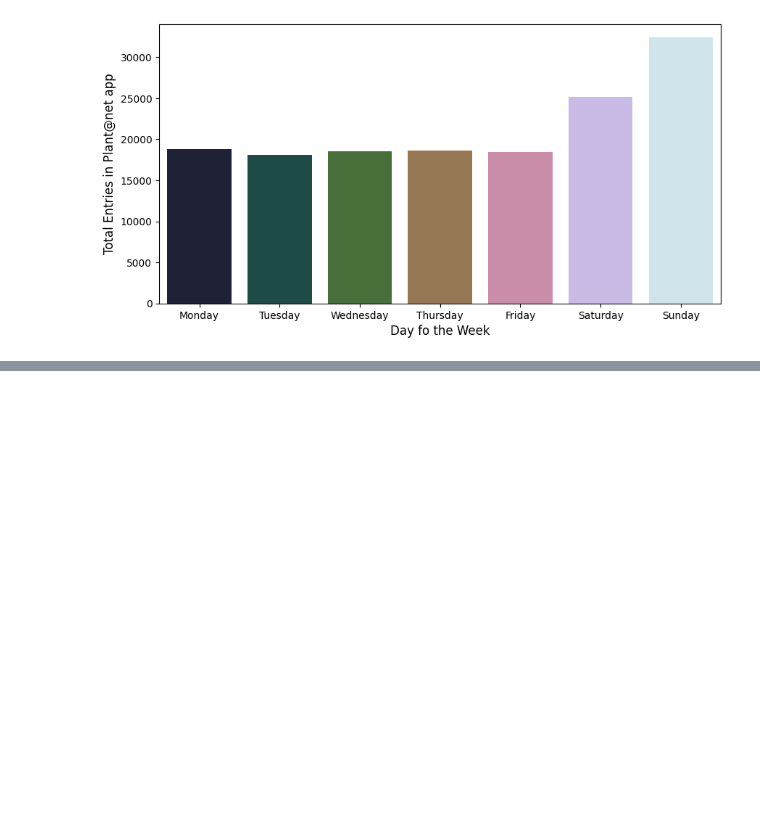
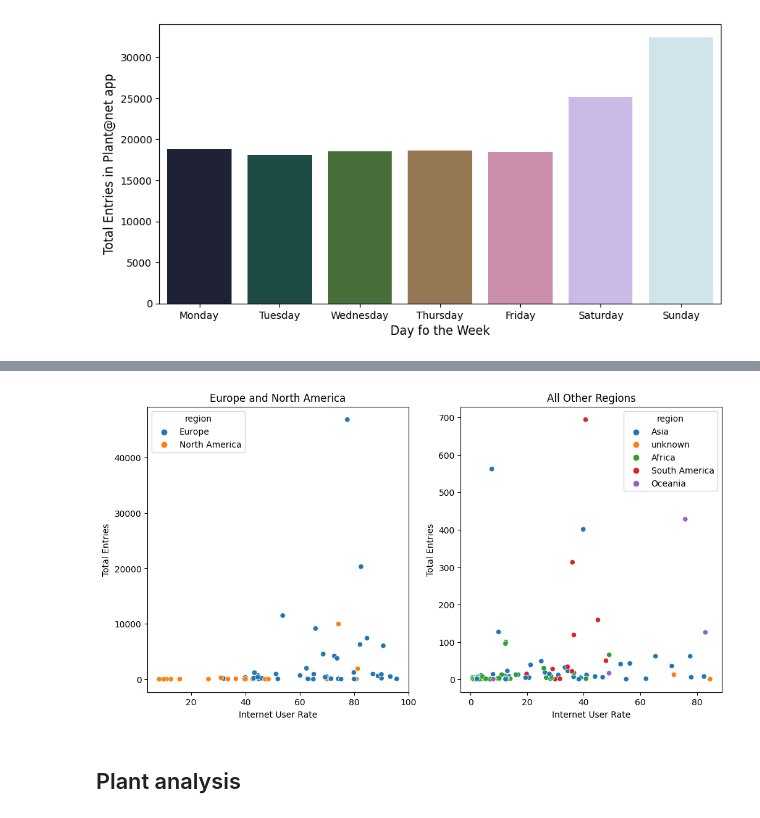
Before and after one commit to Tallaringues/mid-bootcamp-project-plantanet, a Jupyter notebook: Notebooks/EDA.ipynb, the cells around one changed output, grey strips where cells are left out. Drawn from its saved outputs; the diff is of its cells as text; code cells hidden in the pictures; blank space fills up the shorter version.

```diff
--- a/Notebooks/EDA.ipynb
+++ b/Notebooks/EDA.ipynb
@@ -470,0 +513,28 @@ plt.show()
+# %%
+def plot_entries_internet(df):
+    fig, axs = plt.subplots(ncols=2, figsize=(12, 6))
+
+    # plot for Europe and North America
+    europe_na_df = df[df['region'].isin(['Europe', 'North America'])]
+    sns.scatterplot(data=europe_na_df, x='internetuserate', y='total_entries', hue='region', ax=axs[0])
+
+    # plot for all other regions
+    other_df = df[~df['region'].isin(['Europe', 'North America'])]
+    sns.scatterplot(data=other_df, x='internetuserate', y='total_entries', hue='region', ax=axs[1])
+
+    # set the axis labels and titles
+    axs[0].set_xlabel('Internet User Rate')
+    axs[0].set_ylabel('Total Entries')
+    axs[0].set_title('Europe and North America')
+
+    axs[1].set_xlabel('Internet User Rate')
+    axs[1].set_ylabel('Total Entries')
+    axs[1].set_title('All Other Regions')
+
+    plt.show()
+# %%
+plot_entries_internet(country_users_internet) # test this plot in Tableau
+# %% [output]
+[figure, added]
+# %% [markdown]
+## Plant analysis
```
Also changed, not shown: parts of 13 cells of this notebook.
